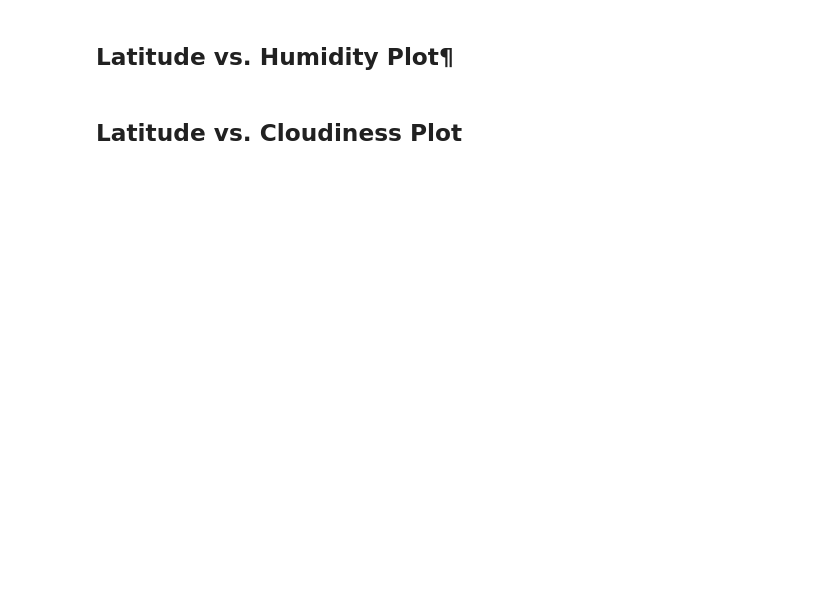
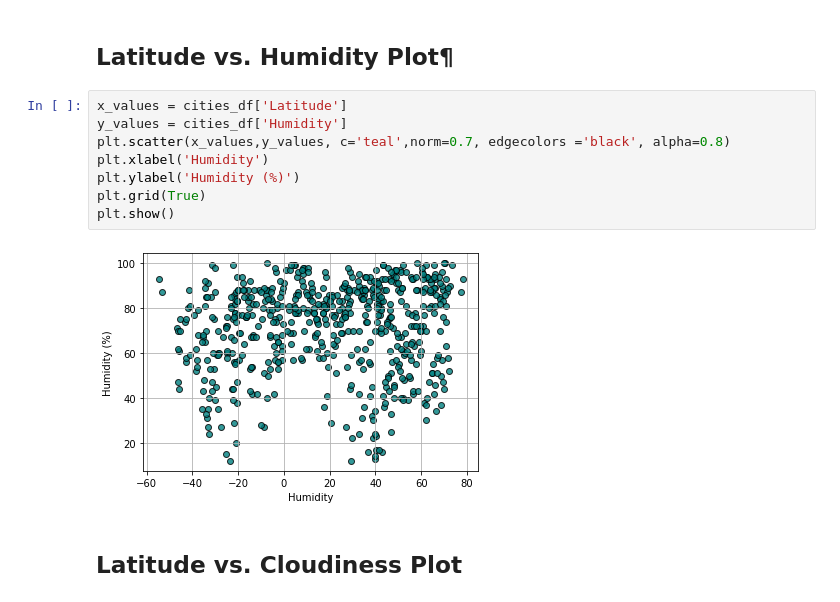
Before and after one commit to SColson82/Python_APIs_Challenge, a Jupyter notebook: WeatherPy/WeatherPy.ipynb, the cells around one changed output. Saved outputs shown, nothing was run; the diff lists cells and outputs as text; blank space fills up the shorter version.

```diff
--- a/WeatherPy/WeatherPy.ipynb
+++ b/WeatherPy/WeatherPy.ipynb
@@ -180,4 +243,14 @@ After each plot add a sentence or too explaining what the code is and analyzing.
 # %% [markdown]
 ## Latitude vs. Humidity Plot¶
+# %%
+x_values = cities_df['Latitude']
+y_values = cities_df['Humidity']
+plt.scatter(x_values,y_values, c='teal',norm=0.7, edgecolors ='black', alpha=0.8)
+plt.xlabel('Humidity')
+plt.ylabel('Humidity (%)')
+plt.grid(True)
+plt.show()
+# %% [output]
+[figure, added]
 # %% [markdown]
 ## Latitude vs. Cloudiness Plot
```
Also changed, not shown: parts of 24 cells of this notebook, 1 other file.
